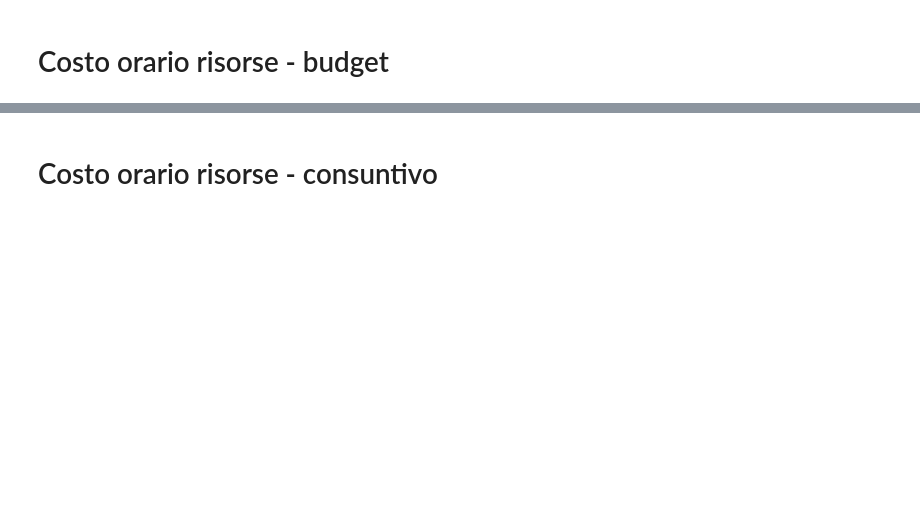
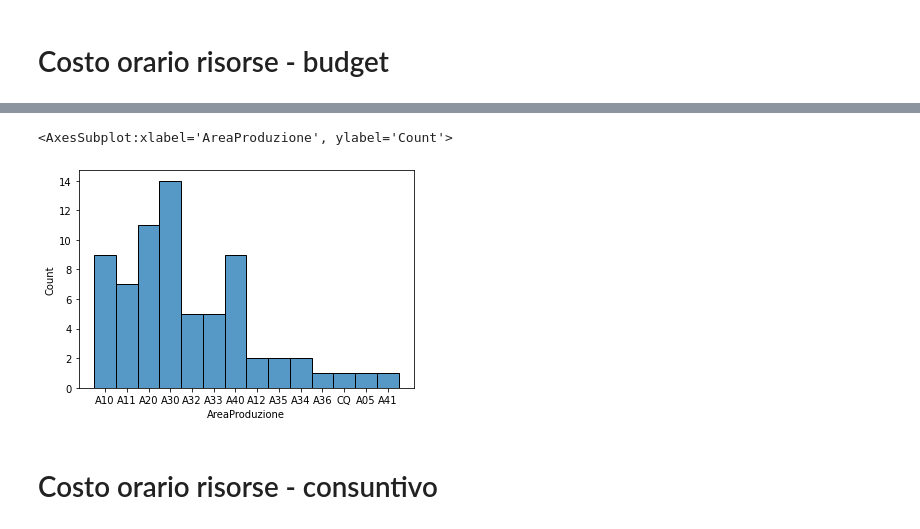
Before and after one commit to VinciGit00/SCGProject, a Jupyter notebook: Datasets/FixDatas.ipynb, the cells around one changed output, grey strips where cells are left out. Cells and saved outputs as stored; diff of their text form; code cells hidden in the pictures; blank space fills up the shorter version.

```diff
--- a/Datasets/FixDatas.ipynb
+++ b/Datasets/FixDatas.ipynb
@@ -129,3 +161,9 @@ dfCostoOrario.to_csv('dfCostoOrario.csv')
+# %%
+#Istogramma dell'area di produzione
+sns.histplot(dfCostoOrario.AreaProduzione)
+# %% [output]
+<AxesSubplot:xlabel='AreaProduzione', ylabel='Count'>
+[figure, added]
 # %% [markdown]
 # Costo orario risorse - consuntivo
 # %%
```
Also changed, not shown: parts of 18 cells of this notebook, 12 other files.
